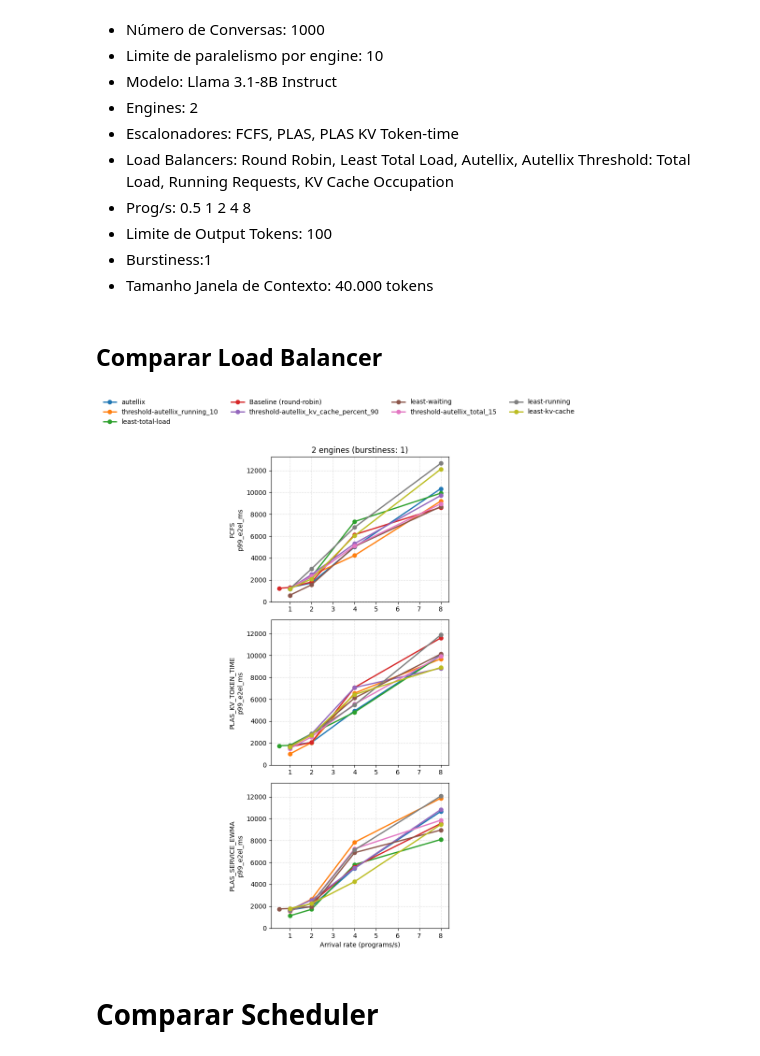
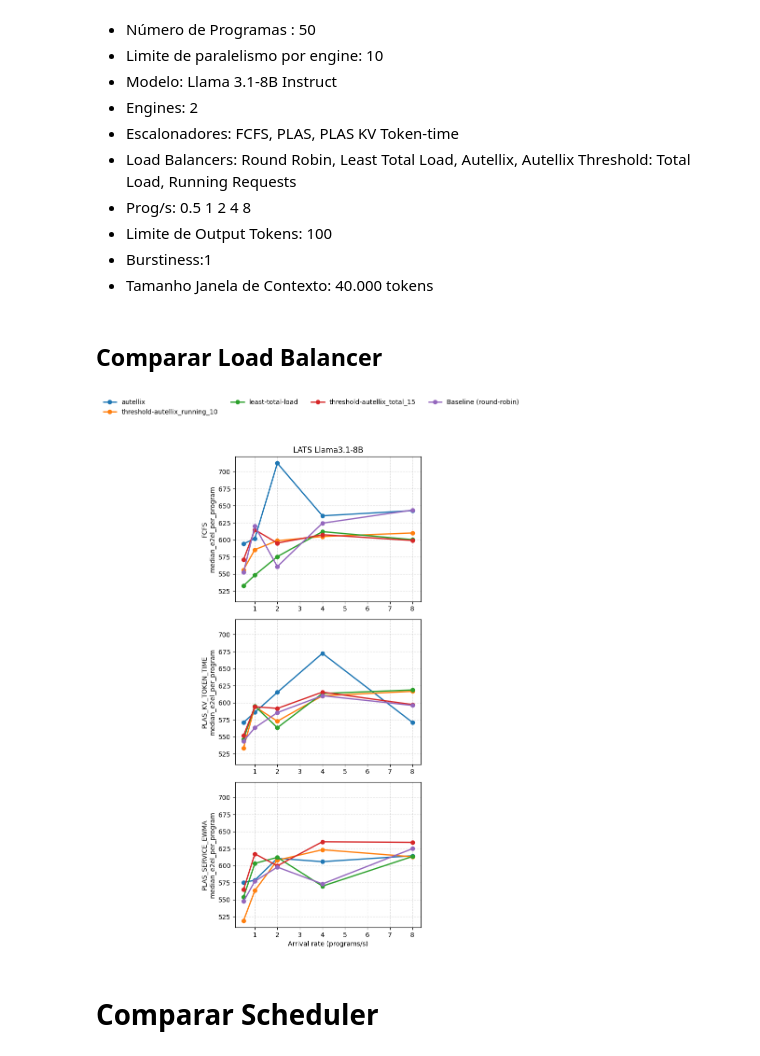
Before and after one commit to gabrielliman/proxy_server, a Jupyter notebook: plot_graph_load_balancer_benchmark.ipynb, the cells around one changed output. Saved outputs shown, nothing was run; the diff lists cells and outputs as text; code cells hidden in the pictures.

Commit message:
new metrics

```diff
--- a/plot_graph_load_balancer_benchmark.ipynb
+++ b/plot_graph_load_balancer_benchmark.ipynb
@@ -1,10 +1,10 @@
 # %% [markdown]
-- Número de Conversas: 1000
+- Número de Programas : 50
 - Limite de paralelismo por engine: 10
 - Modelo: Llama 3.1-8B Instruct
 - Engines: 2
 - Escalonadores: FCFS, PLAS, PLAS KV Token-time
-- Load Balancers: Round Robin, Least Total Load, Autellix, Autellix Threshold: Total Load, Running Requests, KV Cache Occupation
+- Load Balancers: Round Robin, Least Total Load, Autellix, Autellix Threshold: Total Load, Running Requests
 - Prog/s: 0.5 1 2 4 8
 - Limite de Output Tokens: 100
 - Burstiness:1
@@ -12,7 +12,7 @@
 # %% [markdown]
 ## Comparar Load Balancer
 # %%
-Y_METRIC = "p99_e2el_per_program"
+Y_METRIC = "median_e2el_per_program"
 # %%
 import json
 import glob
@@ -25,14 +25,15 @@ from collections import defaultdict
 # ============================================================
 OUTPUT_DIRS = {
     #"Llama3.1-8B": "outputs_benchmark_50_25_LLama_2GPU",
-    "2 engines (burstiness: 1)": "outputs/program_arrivalrate",
+    #"LATS Llama3.1-8B": "/mnt/scratch/scheduler/proxy_server/LanguageAgentTreeSearch/hotpot/results/900_950",
     # "4 engines": "outputs_4_engines",
+    "LATS Llama3.1-8B": "/mnt/scratch/scheduler/proxy_server/outputs_lats/900_1000_lats_4_llama8b_2048",
 }
 
 SCHEDULERS = ["fcfs", "plas_kv_token_time", "plas_service_ewma"]
 
 # FIX 1: Uncommented Y_METRIC
-Y_METRIC = "p99_e2el_ms"
+# Y_METRIC = "p99_e2el_ms"
 
 # Optional: fixed colors for consistency
 COLORS = {
@@ -121,34 +122,34 @@ for col, (engine_label, _) in enumerate(OUTPUT_DIRS.items()):
                 rates,
                 values,
                 marker="o",
                 linewidth=2,
                 label=strategy
             )
 
         if row == 0:
             ax.set_title(engine_label)
 
         if col == 0:
             ax.set_ylabel(f"{scheduler.upper()}\n{Y_METRIC}")
 
         if row == n_rows - 1:
             ax.set_xlabel("Arrival rate (programs/s)")
 
         ax.grid(True, linestyle="--", alpha=0.4)
 
 handles, labels = axes[0, 0].get_legend_handles_labels()
 fig.legend(
     handles,
     labels,
     loc="upper center",
     ncol=min(len(labels), 4), # Wrapped columns so it doesn't run off screen
     frameon=False
 )
 
 plt.tight_layout(rect=[0, 0, 1, 0.92])
 plt.show()
 # %% [output]
-[figure, old version]
+[figure, new version]
 # %% [markdown]
 # Comparar Scheduler
 # %%
```
Also changed, not shown: parts of 8 cells of this notebook, 23 other files.
